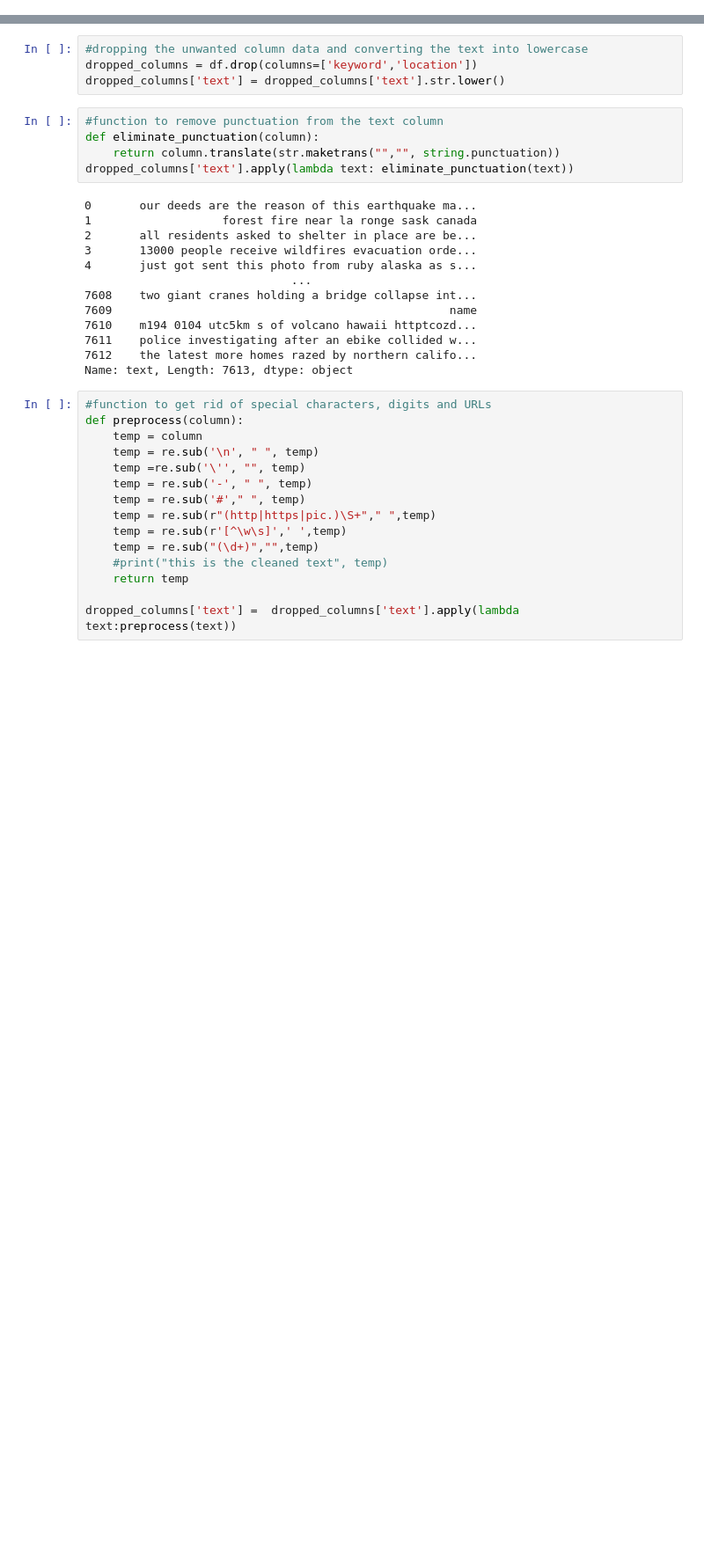
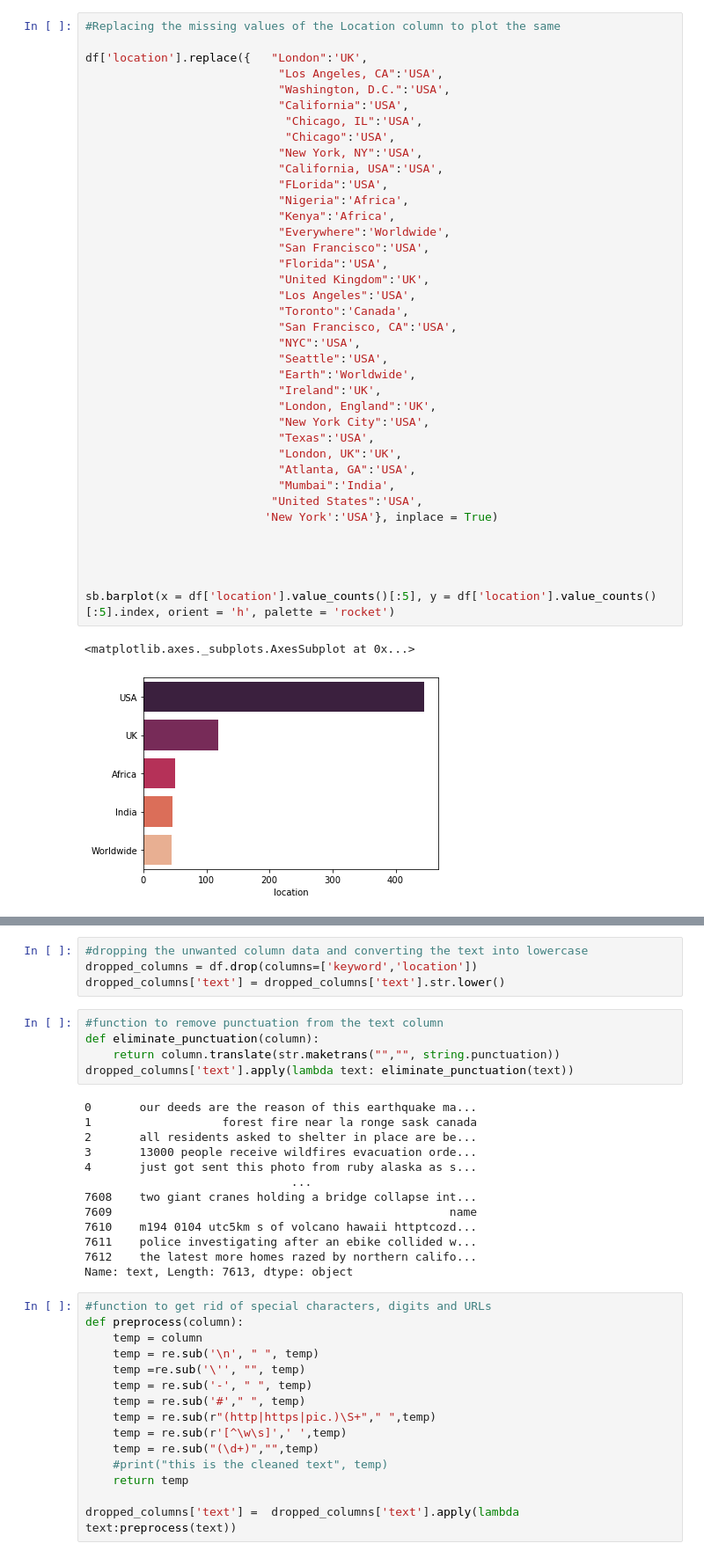
Before and after one commit to bhatmanjokes/Disaster_Tweet_Classification, a Jupyter notebook: main.ipynb, the cells around one changed output, grey strips where cells are left out. Shown at 88% size. Cells and saved outputs as stored; diff of their text form; blank space fills up the shorter version.

```diff
--- a/main.ipynb
+++ b/main.ipynb
@@ -10,0 +53,41 @@ df = pd.read_csv('train.csv')
+# %%
+#Replacing the missing values of the Location column to plot the same
+
+df['location'].replace({   "London":'UK',
+                            "Los Angeles, CA":'USA',
+                            "Washington, D.C.":'USA',
+                            "California":'USA',
+                             "Chicago, IL":'USA',
+                             "Chicago":'USA',
+                            "New York, NY":'USA',
+                            "California, USA":'USA',
+                            "FLorida":'USA',
+                            "Nigeria":'Africa',
+                            "Kenya":'Africa',
+                            "Everywhere":'Worldwide',
+                            "San Francisco":'USA',
+                            "Florida":'USA',
+                            "United Kingdom":'UK',
+                            "Los Angeles":'USA',
+                            "Toronto":'Canada',
+                            "San Francisco, CA":'USA',
+                            "NYC":'USA',
+                            "Seattle":'USA',
+                            "Earth":'Worldwide',
+                            "Ireland":'UK',
+                            "London, England":'UK',
+                            "New York City":'USA',
+                            "Texas":'USA',
+                            "London, UK":'UK',
+                            "Atlanta, GA":'USA',
+                            "Mumbai":'India',
+                           "United States":'USA',
+                          'New York':'USA'}, inplace = True)
+
+
+
+
+sb.barplot(x = df['location'].value_counts()[:5], y = df['location'].value_counts()[:5].index, orient = 'h', palette = 'rocket')
+# %% [output]
+<matplotlib.axes._subplots.AxesSubplot at 0x...>
+[figure, added]
```
Also changed, not shown: parts of 23 cells of this notebook.
